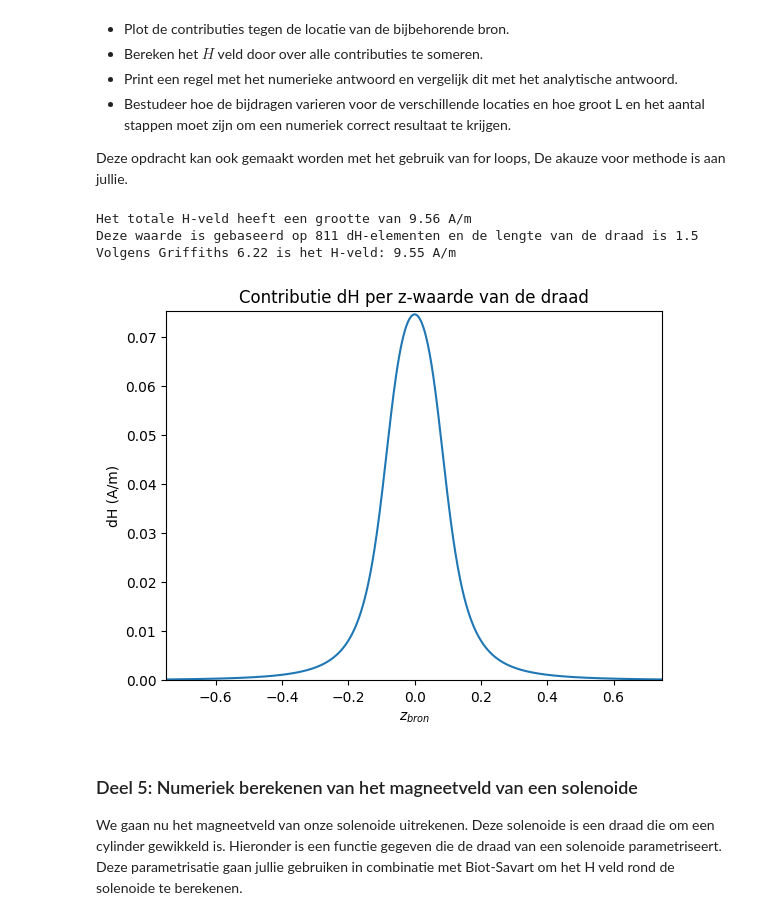
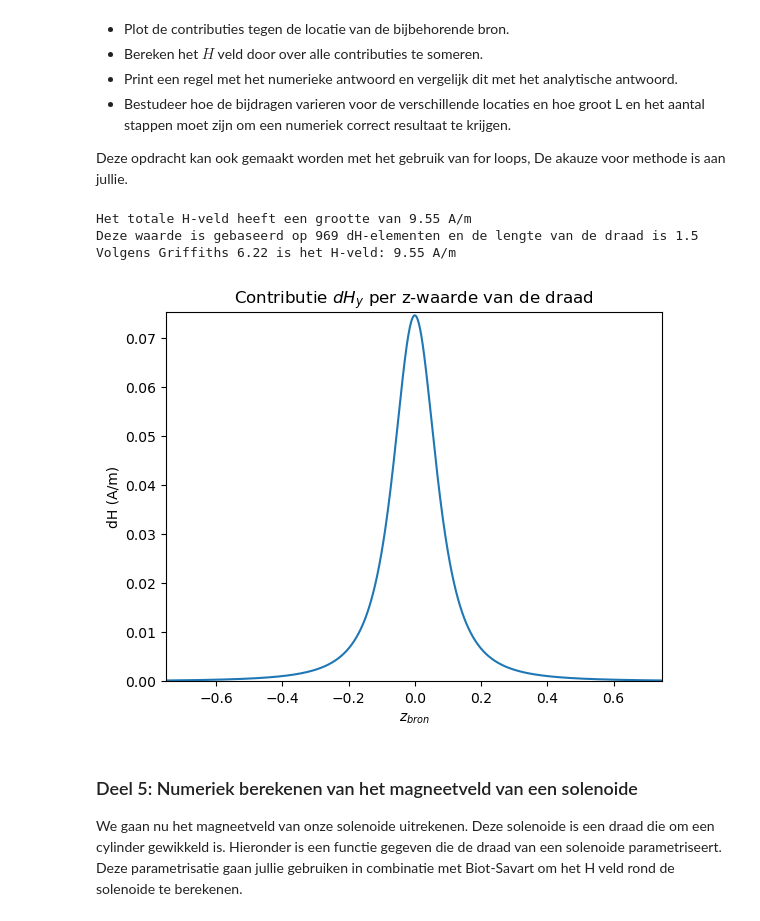
Before and after one commit to AnnetMoeleker/opdrachten-DEF-D, a Jupyter notebook: DigitaleOntwerpopdrachten/2KrachtactuatorOpdracht/2KrachtactuatorOpdracht/KrachtactuatorOpdracht.ipynb, the cells around one changed output. Drawn from its saved outputs; the diff is of its cells as text; code cells hidden in the pictures.

```diff
--- a/DigitaleOntwerpopdrachten/2KrachtactuatorOpdracht/2KrachtactuatorOpdracht/KrachtactuatorOpdracht.ipynb
+++ b/DigitaleOntwerpopdrachten/2KrachtactuatorOpdracht/2KrachtactuatorOpdracht/KrachtactuatorOpdracht.ipynb
@@ -496,38 +458,38 @@ def dH_draad(i, r_field, L_draad, dl):
     for j in range(1,i):
         #voor elk stukje draad de contributie dH berekenen
         r_source = np.array([0,0,z_draad])
-        dH = np.append(dH,np.linalg.norm(field_current_element(r_field, r_source, dl)))
+        dH = np.append(dH,field_current_element(r_field, r_source, dl)[1]) #alleen de y-component van dH gebruiken, want de anderen heffen elkaar op
         z = np.append(z,z_draad)
         z_draad = z_draad + (2*L_draad/i) #z-waarde verhogen, zodat r_source loopt van de onderkant naar de bovenkant van de draad (z=-L_draad tot z=+L_draad) in i stappen
     return dH, z
 
 #Loop om voor een verschillend aantal dH-elementen de totale H te berekenen en te vergelijken met analytische antwoord
 for i in range(1,N):
     dH, z = dH_draad(i, r_field, L_draad,dl)
     H = np.sum(dH)   #H-veld berekenen door te sommeren over dH-elementen
     #Berekende waarde van H vergelijken met de analytische waarde, zodat het benodigde aantal (N) dH-elementen wordt bepaald
     if H > I/(2*np.pi*0.1):
         print('Het totale H-veld heeft een grootte van', round(H,2), 'A/m' )
         print('Deze waarde is gebaseerd op', i, 'dH-elementen', 'en de lengte van de draad is', 2*L_draad)
         break
 
 #Analytisch antwoord
 print('Volgens Griffiths 6.22 is het H-veld:', round(I/(2*np.pi*0.1),2), 'A/m')
 
 #Grafiek
 plt.figure()
-plt.title('Contributie dH per z-waarde van de draad')
+plt.title('Contributie $dH_y$ per z-waarde van de draad')
 plt.xlabel('$z_{bron}$')
 plt.ylabel('dH (A/m)')
 plt.xlim(min(z),max(z))
 plt.ylim(0,1.01*max(dH))
 plt.plot(z,dH)
 plt.show()
 # %% [output]
-Het totale H-veld heeft een grootte van 9.56 A/m
-Deze waarde is gebaseerd op 811 dH-elementen en de lengte van de draad is 1.5
+Het totale H-veld heeft een grootte van 9.55 A/m
+Deze waarde is gebaseerd op 969 dH-elementen en de lengte van de draad is 1.5
 Volgens Griffiths 6.22 is het H-veld: 9.55 A/m
-[figure, old version]
+[figure, new version]
 # %% [markdown]
 ### Deel 5: Numeriek berekenen van het magneetveld van een solenoide
 
```
Also changed, not shown: parts of 11 cells of this notebook.
